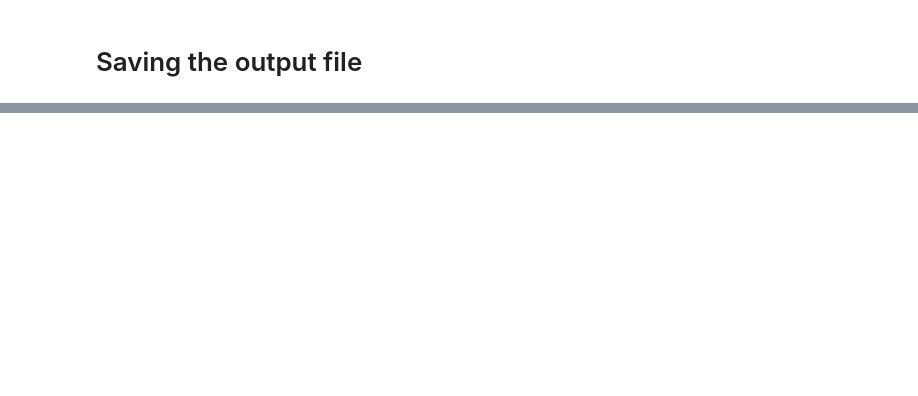
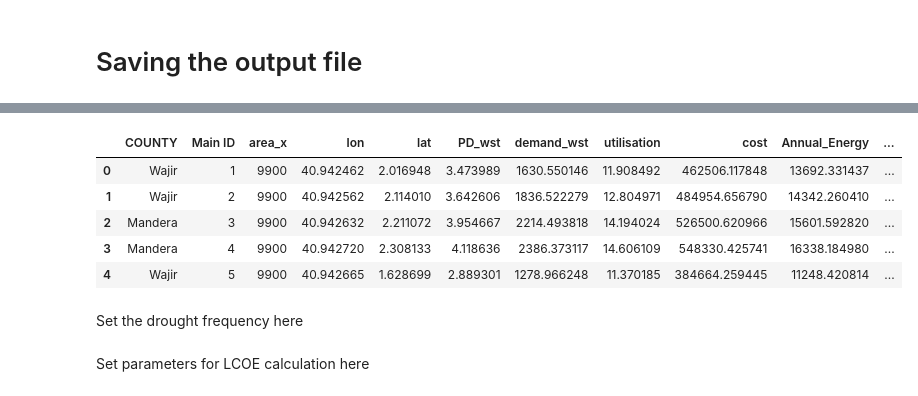
Before and after one commit to danielmutia/SPIS-Code, a Jupyter notebook: SPIS_Code.ipynb, the cells around one changed output, grey strips where cells are left out. Saved outputs shown, nothing was run; the diff lists cells and outputs as text; code cells hidden in the pictures; blank space fills up the shorter version.

Commit message:
Adding LCOE code

```diff
--- a/SPIS_Code.ipynb
+++ b/SPIS_Code.ipynb
@@ -698,0 +693,3 @@ out.head(5)
+# %%
+df_worst = pd.read_csv('worst_case_output.csv')
+df_worst.head(5)
@@ -698,0 +703,3 @@ out.head(5)
+# %%
+df_average = pd.read_csv('average_case_output.csv')
+df_average.head(5)
@@ -698,0 +713,6 @@ out.head(5)
+# %%
+#concatenative the dataframe for average case and that of worst case scenario based on ID
+
+df = pd.merge(df_worst, df_average, on='Main ID', how='inner')
+
+df.head(5)
@@ -698,0 +727,6 @@ out.head(5)
+# %%
+#removing repeated columns
+columns_to_remove = ['COUNTY_y', 'lon_y','lat_y','area_y','pwcr_per_day_y','cost_y','utilisation_1_y','pwcr_per_day_x','Annual_Energy_y']
+df = df.drop(columns=columns_to_remove)
+
+df.head(5)
@@ -698,0 +740,18 @@ out.head(5)
+# %%
+#renaming columns for consistency
+column_name_mapping = {'COUNTY_x': 'COUNTY', 'lon_x': 'lon','lat_x': 'lat','PD_E_x': 'PD_wst',
+                       'Annual_elec_demand_x': 'demand_wst','PD_E_y': 'PD_avg', 'Annual_Energy_x': 'Annual_Energy',
+                       'Annual_elec_demand_y': 'demand_avg','cost_x': 'cost','utilisation_1_x': 'utilisation'}
+df = df.rename(columns=column_name_mapping)
+
+
+df.head(5)
+# %% [output]
+|  | COUNTY | Main ID | area_x | lon | lat | PD_wst | demand_wst | utilisation | cost | Annual_Energy | ... |
+| 0 | Wajir | 1 | 9900 | 40.942462 | 2.016948 | 3.473989 | 1630.550146 | 11.908492 | 462506.117848 | 13692.331437 | ... |
+| 1 | Wajir | 2 | 9900 | 40.942562 | 2.114010 | 3.642606 | 1836.522279 | 12.804971 | 484954.656790 | 14342.260410 | ... |
+| 2 | Mandera | 3 | 9900 | 40.942632 | 2.211072 | 3.954667 | 2214.493818 | 14.194024 | 526500.620966 | 15601.592820 | ... |
+| 3 | Mandera | 4 | 9900 | 40.942720 | 2.308133 | 4.118636 | 2386.373117 | 14.606109 | 548330.425741 | 16338.184980 | ... |
+| 4 | Wajir | 5 | 9900 | 40.942665 | 1.628699 | 2.889301 | 1278.966248 | 11.370185 | 384664.259445 | 11248.420814 | ... |
+# %% [markdown]
+Set the drought frequency here
@@ -698,0 +760,2 @@ out.head(5)
+# %% [markdown]
+Set parameters for LCOE calculation here
```
Also changed, not shown: parts of 24 cells of this notebook, 7 other files.
